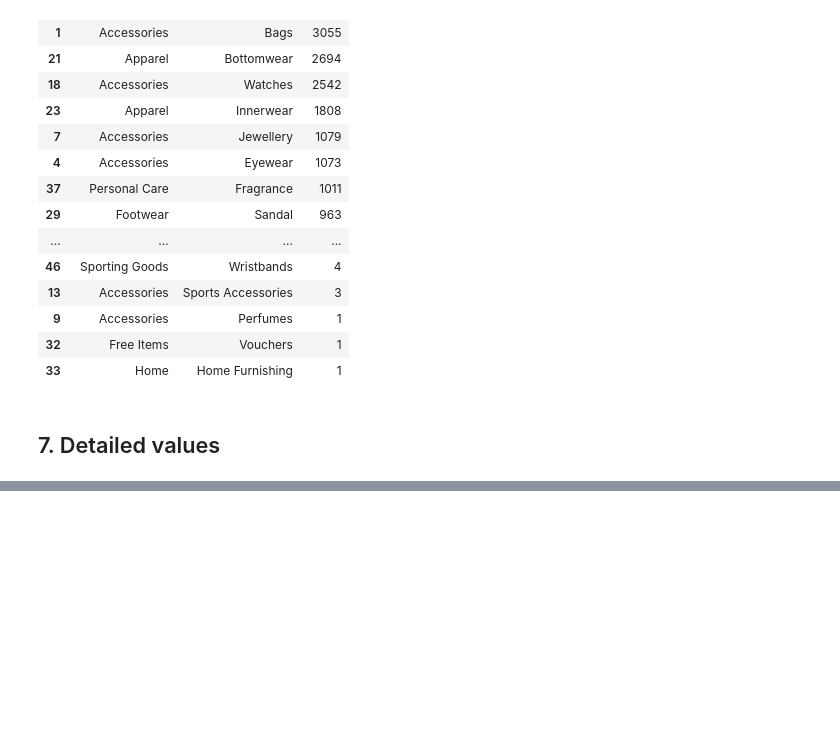
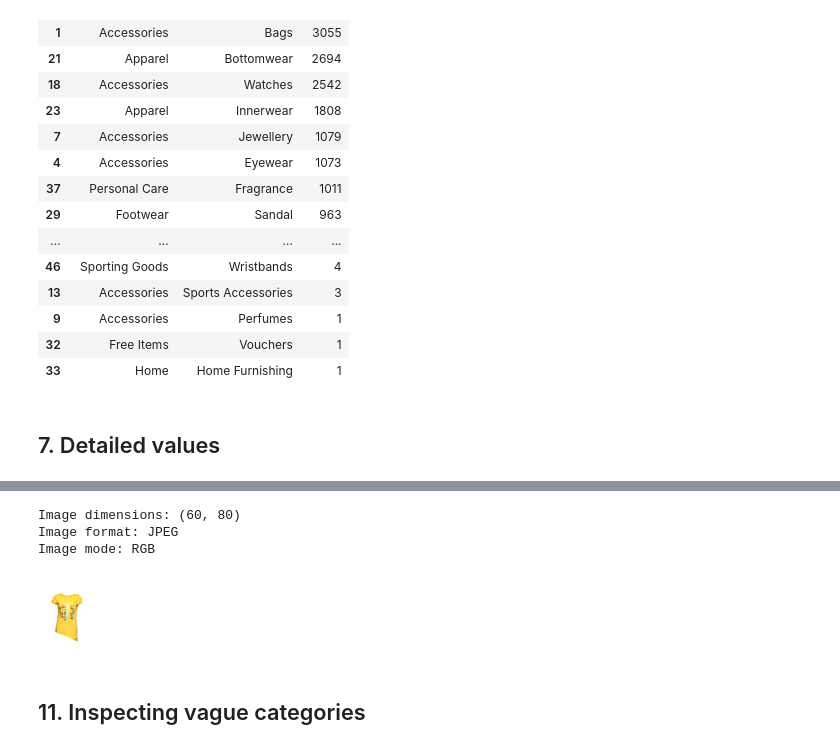
Before and after one commit to pragnika-labs/outfit-recommendation-engine, a Jupyter notebook: notebooks/01_dataset_inspection.ipynb, the cells around one changed output, grey strips where cells are left out. Saved outputs shown, nothing was run; the diff lists cells and outputs as text; code cells hidden in the pictures; blank space fills up the shorter version.

```diff
--- a/notebooks/01_dataset_inspection.ipynb
+++ b/notebooks/01_dataset_inspection.ipynb
@@ -114,0 +209,15 @@ cat_table
+# %%
+image_path = '../data/images/4214.jpg'
+
+with Image.open(image_path) as img:
+    print('Image dimensions:', img.size)
+    print('Image format:', img.format)
+    print('Image mode:', img.mode)
+    display(img)
+# %% [output]
+Image dimensions: (60, 80)
+Image format: JPEG
+Image mode: RGB
+[figure, added]
+# %% [markdown]
+## 11. Inspecting vague categories
```
Also changed, not shown: parts of 12 cells of this notebook, 2 other files.
